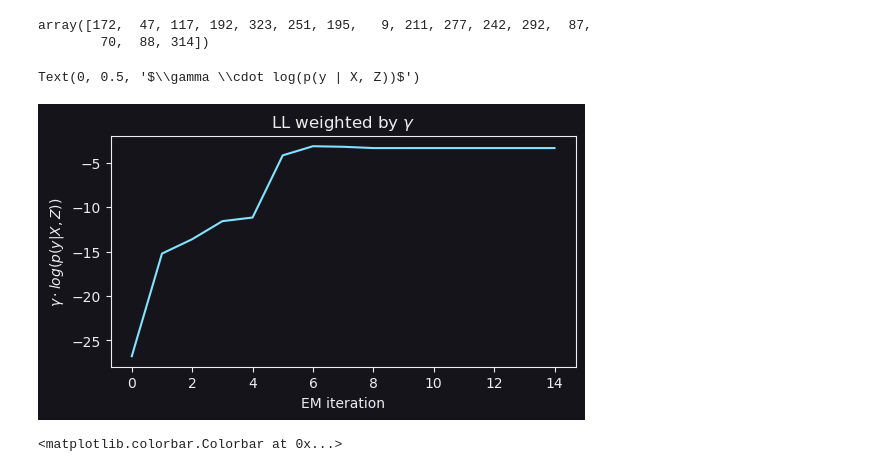
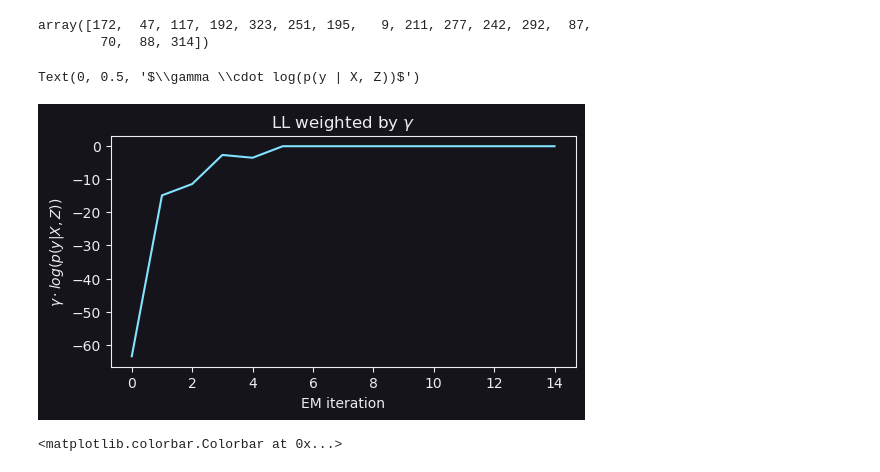
Before and after one commit to thejuc/towers_glm_hmm, a Jupyter notebook: glm_hmm_data.ipynb, the cells around one changed output. Drawn from its saved outputs; the diff is of its cells as text; code cells hidden in the pictures.

```diff
--- a/glm_hmm_data.ipynb
+++ b/glm_hmm_data.ipynb
@@ -46,7 +46,8 @@ def nll(w, X, y):
 
 colors = ["tab:red", "tab:blue"]
 # %%
-with open("test_data_acc_ind_492_0607.pickle", "rb") as handle:
+files = ["test_data_acc_ind_492_0607.pickle", 'test_data_dms_ind_492_0603.pickle']
+with open(files[0], "rb") as handle:
     data = pickle.load(handle)
 print(data.keys())
 total_neurons = len(data["spikes"])
@@ -232,35 +233,35 @@ for _ in tqdm(range(15)):
     T -= logsumexp(T, axis=1)[:, None]
 
     _, trial_counts = np.unique(trial_id, return_counts=True)
     pi = gamma[:, 0]
 
     # maximization
     for s in range(n_states):
         for neuron in range(n_neurons):
             weights = np.repeat(np.exp(gamma[s]), trial_counts)
             glm = sm.GLM(
                 endog=y_all[neuron],
                 exog=X_all[neuron],
                 family=sm.families.Poisson(),
                 freq_weights=weights,
             )
             # can greatly effect outcome. too high on simulated data made it fail, basically comes down to noise level of data
             # higher noise ---> set alpha to be higher
-            a = 0.5 * np.ones(X_all.shape[2])
+            a = 0.1 * np.ones(X_all.shape[2])
             a[-1] = 0.01
             res = glm.fit_regularized(alpha=a, L1_wt=0.0, maxiter=1000, cnvrg_tol=1e-6)
 
             w = res.params
             theta_hmm[s, :, neuron] = w
 
 fig, ax = plt.subplots(figsize=(6, 3))
 ax.plot(np.array(total_ll))
 ax.set_title(r"LL weighted by $\gamma$")
 ax.set_xlabel("EM iteration")
 ax.set_ylabel(r"$\gamma \cdot log(p(y | X, Z))$")
 # %% [output]
 Text(0, 0.5, '$\\gamma \\cdot log(p(y | X, Z))$')
-[figure, old version]
+[figure, new version]
 # %%
 fig, ax = plt.subplots(1, 1, figsize=(4, 4))
 im = ax.imshow(np.exp(T), cmap="cool", vmin=0, vmax=1)
```
Also changed, not shown: parts of 10 cells of this notebook, 13 other files.
